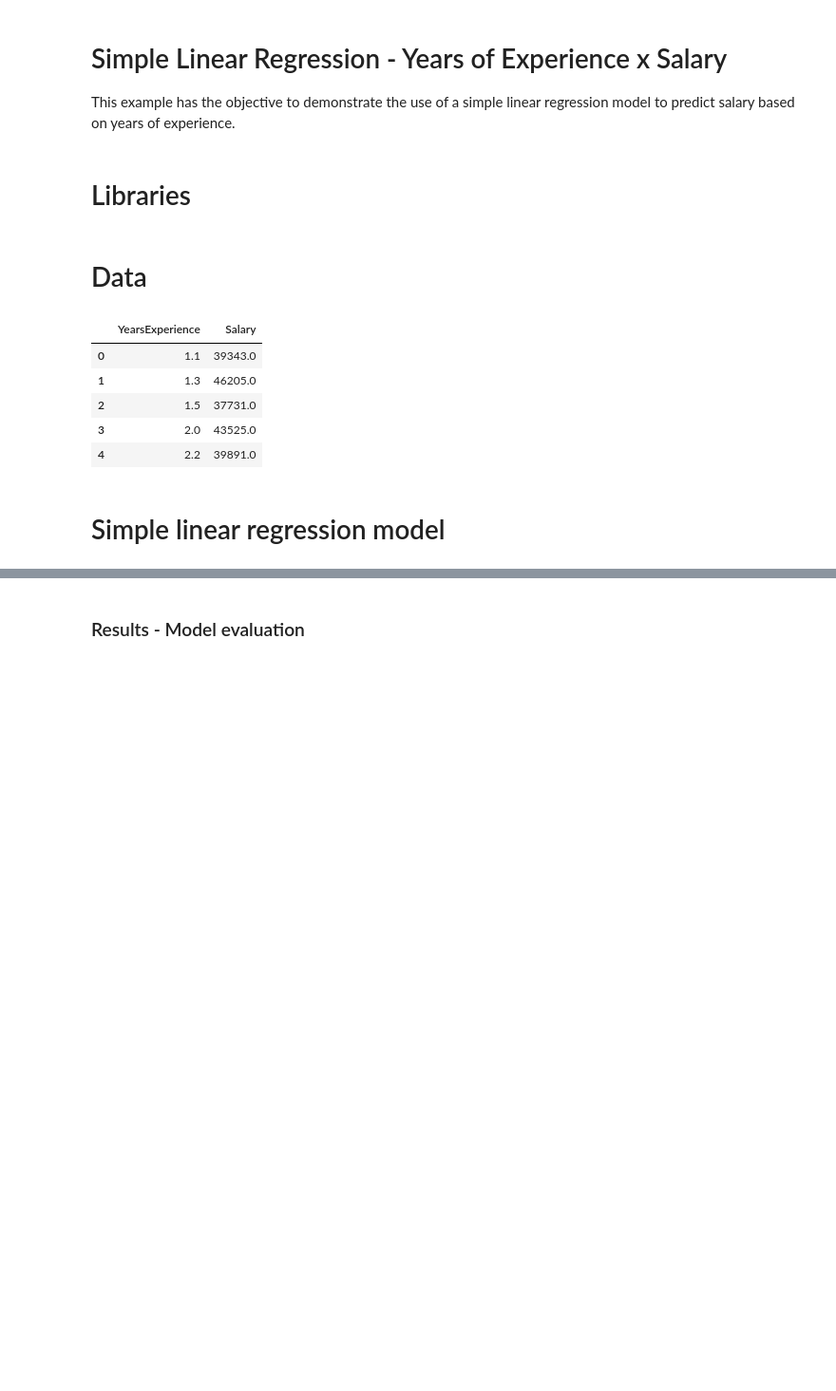
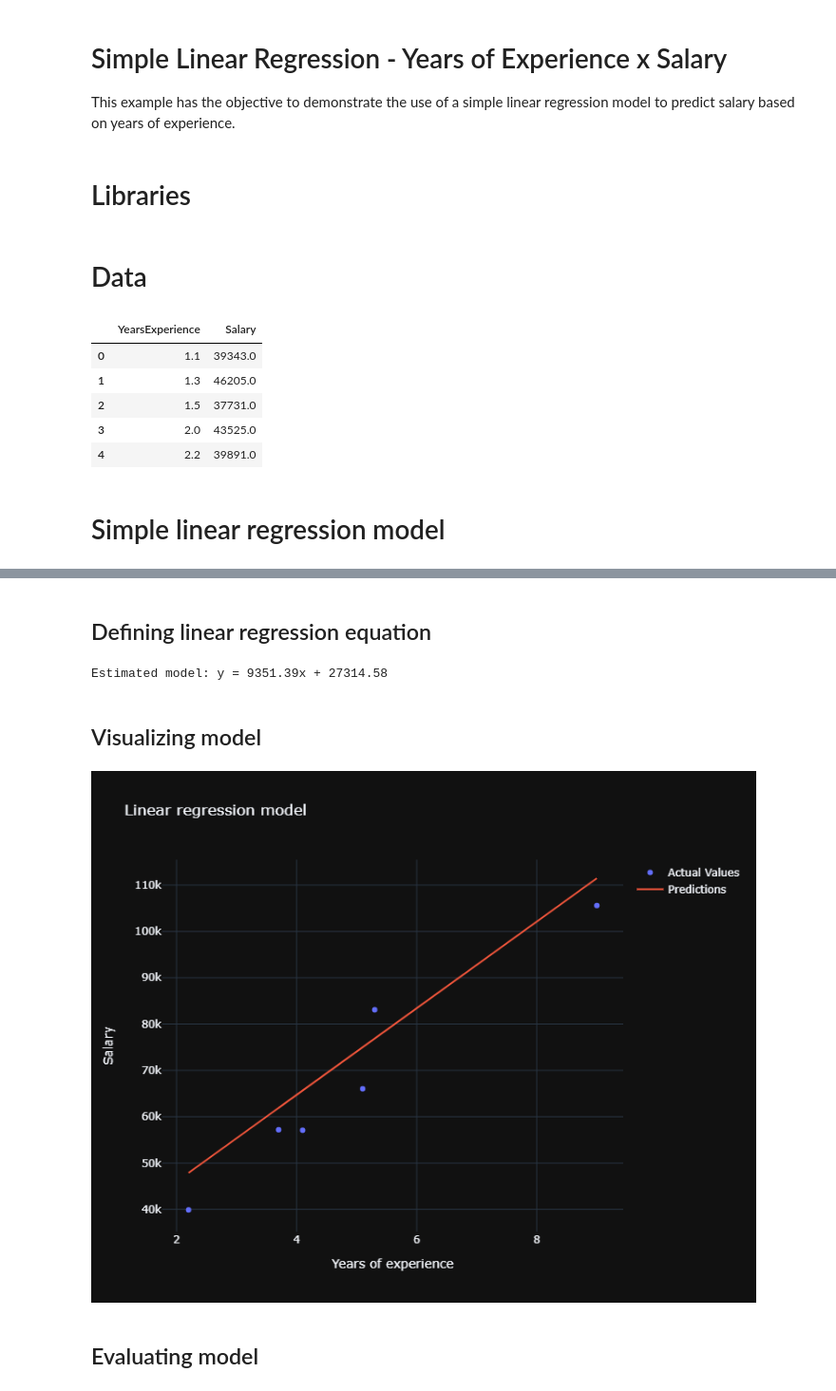
Before and after one commit to LucasKiraly/DataScience-EN, a Jupyter notebook: Machine Learning/Examples/Supervised Learning/Regression/Simple Linear Regression - Example.ipynb, the cells around one changed output, grey strips where cells are left out. Shown at 95% size. Cells and saved outputs as stored; diff of their text form; code cells hidden in the pictures; blank space fills up the shorter version.

```diff
--- a/Machine Learning/Examples/Supervised Learning/Regression/Simple Linear Regression - Example.ipynb
+++ b/Machine Learning/Examples/Supervised Learning/Regression/Simple Linear Regression - Example.ipynb
@@ -45,8 +45,43 @@ simple_linear_reg = LinearRegression()
 simple_linear_reg.fit(X_train, y_train)
 
 y_pred = simple_linear_reg.predict(X_test)
-# %% [markdown]
-### Results - Model evaluation
+# %% [markdown]
+## Defining linear regression equation
+# %%
+coef_a = simple_linear_reg.coef_[0]
+
+coef_b =  simple_linear_reg.intercept_
+
+print('\nEstimated model: y = %.2fx + %.2f' %(coef_a, coef_b))
+# %% [output]
+Estimated model: y = 9351.39x + 27314.58
+# %% [markdown]
+## Visualizing model
+# %%
+fig_model = go.Figure()
+
+fig_model.add_trace(go.Scatter(x = X_test['YearsExperience'],
+                               y = y_test,
+                               mode = 'markers',
+                               name = 'Actual Values'))
+
+fig_model.add_trace(go.Scatter(x = X_test['YearsExperience'],
+                               y = y_pred,
+                               mode = 'lines',
+                               name = 'Predictions'))
+
+fig_model.update_layout(
+    title_text = ('Linear regression model'),
+    xaxis_title_text = 'Years of experience',
+    yaxis_title_text = 'Salary',
+    template = 'plotly_dark',
+)
+
+fig_model.show('png', width = 750, height = 600)
+# %% [output]
+[figure, added]
+# %% [markdown]
+## Evaluating model
 # %%
 mae = mean_absolute_error(y_test,y_pred)
 
```
Also changed, not shown: parts of 7 cells of this notebook.
